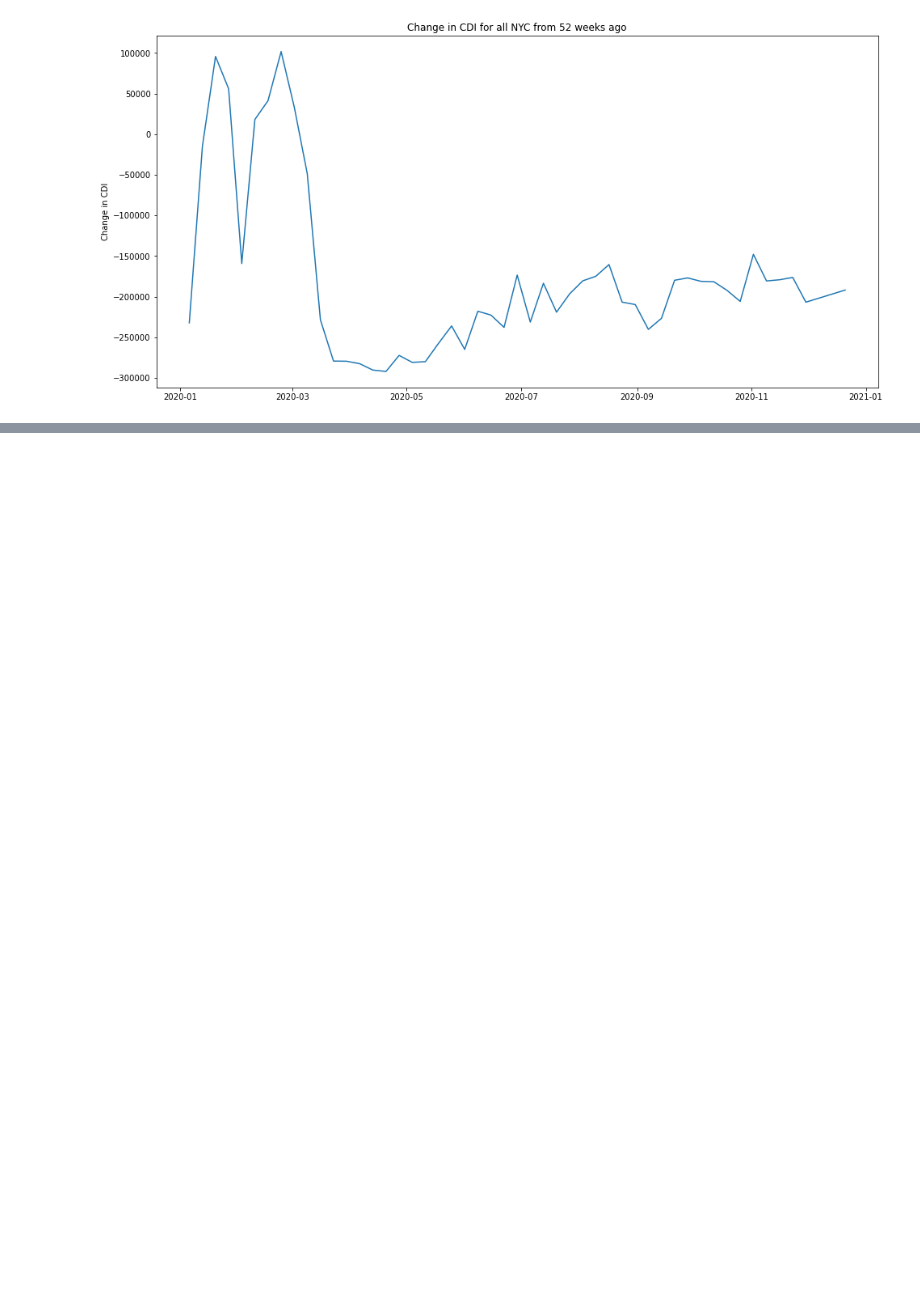
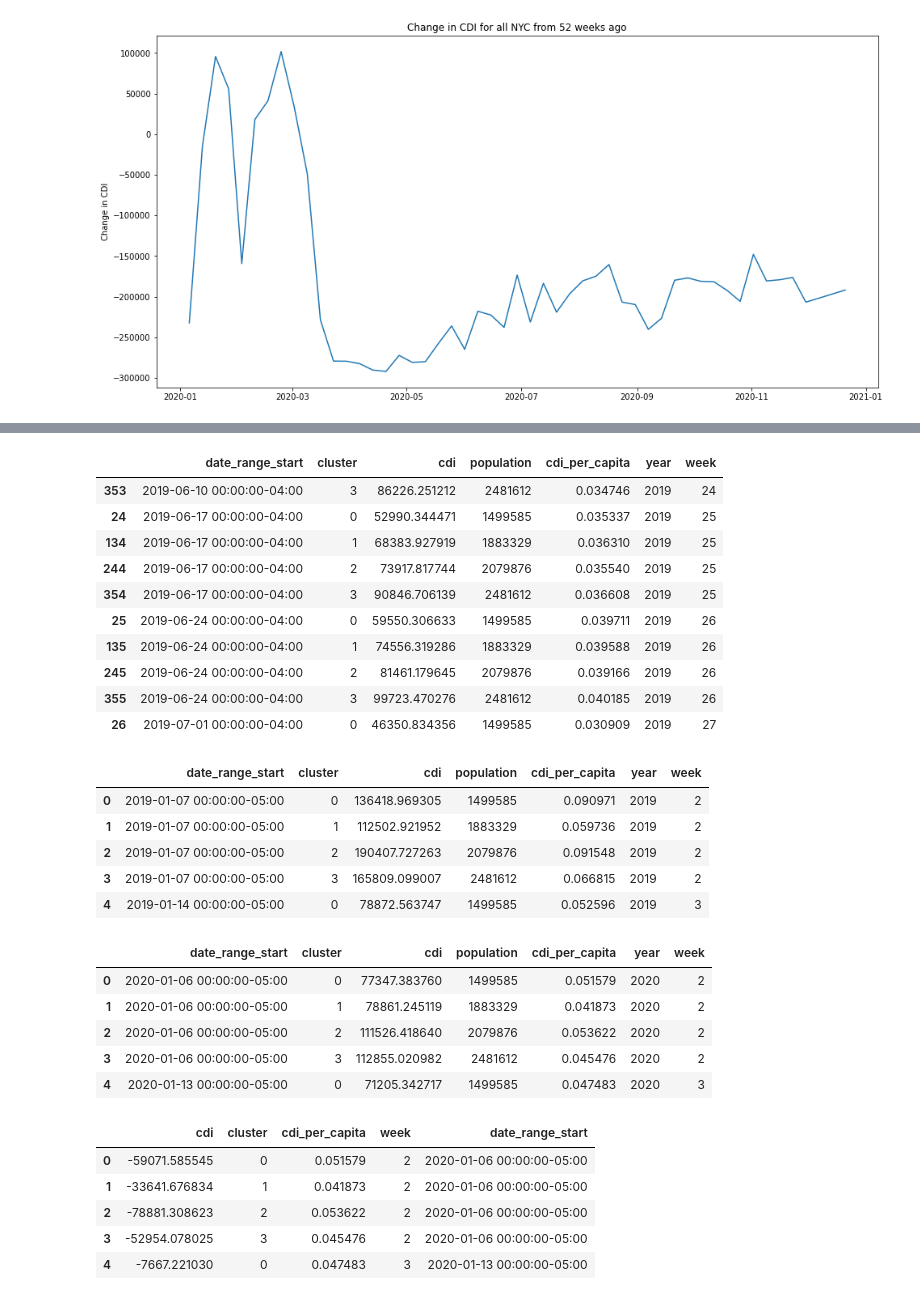
Before and after one commit to cpcarey/nyu-cusp-food-access, a Jupyter notebook: notebooks/plot_cdi.ipynb, the cells around one changed output, grey strips where cells are left out. Drawn from its saved outputs; the diff is of its cells as text; code cells hidden in the pictures; blank space fills up the shorter version.

```diff
--- a/notebooks/plot_cdi.ipynb
+++ b/notebooks/plot_cdi.ipynb
@@ -104,0 +168,32 @@ plt.show()
+# %%
+cdi_cluster_diff_df = create_diff_df(cdi_cluster_df, keep_columns=['cluster', 'cdi_per_capita'])
+# %% [output]
+|  | date_range_start | cluster | cdi | population | cdi_per_capita | year | week |
+| 353 | 2019-06-10 00:00:00-04:00 | 3 | 86226.251212 | 2481612 | 0.034746 | 2019 | 24 |
+| 24 | 2019-06-17 00:00:00-04:00 | 0 | 52990.344471 | 1499585 | 0.035337 | 2019 | 25 |
+| 134 | 2019-06-17 00:00:00-04:00 | 1 | 68383.927919 | 1883329 | 0.036310 | 2019 | 25 |
+| 244 | 2019-06-17 00:00:00-04:00 | 2 | 73917.817744 | 2079876 | 0.035540 | 2019 | 25 |
+| 354 | 2019-06-17 00:00:00-04:00 | 3 | 90846.706139 | 2481612 | 0.036608 | 2019 | 25 |
+| 25 | 2019-06-24 00:00:00-04:00 | 0 | 59550.306633 | 1499585 | 0.039711 | 2019 | 26 |
+| 135 | 2019-06-24 00:00:00-04:00 | 1 | 74556.319286 | 1883329 | 0.039588 | 2019 | 26 |
+| 245 | 2019-06-24 00:00:00-04:00 | 2 | 81461.179645 | 2079876 | 0.039166 | 2019 | 26 |
+| 355 | 2019-06-24 00:00:00-04:00 | 3 | 99723.470276 | 2481612 | 0.040185 | 2019 | 26 |
+| 26 | 2019-07-01 00:00:00-04:00 | 0 | 46350.834356 | 1499585 | 0.030909 | 2019 | 27 |
+|  | date_range_start | cluster | cdi | population | cdi_per_capita | year | week |
+| 0 | 2019-01-07 00:00:00-05:00 | 0 | 136418.969305 | 1499585 | 0.090971 | 2019 | 2 |
+| 1 | 2019-01-07 00:00:00-05:00 | 1 | 112502.921952 | 1883329 | 0.059736 | 2019 | 2 |
+| 2 | 2019-01-07 00:00:00-05:00 | 2 | 190407.727263 | 2079876 | 0.091548 | 2019 | 2 |
+| 3 | 2019-01-07 00:00:00-05:00 | 3 | 165809.099007 | 2481612 | 0.066815 | 2019 | 2 |
+| 4 | 2019-01-14 00:00:00-05:00 | 0 | 78872.563747 | 1499585 | 0.052596 | 2019 | 3 |
+|  | date_range_start | cluster | cdi | population | cdi_per_capita | year | week |
+| 0 | 2020-01-06 00:00:00-05:00 | 0 | 77347.383760 | 1499585 | 0.051579 | 2020 | 2 |
+| 1 | 2020-01-06 00:00:00-05:00 | 1 | 78861.245119 | 1883329 | 0.041873 | 2020 | 2 |
+| 2 | 2020-01-06 00:00:00-05:00 | 2 | 111526.418640 | 2079876 | 0.053622 | 2020 | 2 |
+| 3 | 2020-01-06 00:00:00-05:00 | 3 | 112855.020982 | 2481612 | 0.045476 | 2020 | 2 |
+| 4 | 2020-01-13 00:00:00-05:00 | 0 | 71205.342717 | 1499585 | 0.047483 | 2020 | 3 |
+|  | cdi | cluster | cdi_per_capita | week | date_range_start |
+| 0 | -59071.585545 | 0 | 0.051579 | 2 | 2020-01-06 00:00:00-05:00 |
+| 1 | -33641.676834 | 1 | 0.041873 | 2 | 2020-01-06 00:00:00-05:00 |
+| 2 | -78881.308623 | 2 | 0.053622 | 2 | 2020-01-06 00:00:00-05:00 |
+| 3 | -52954.078025 | 3 | 0.045476 | 2 | 2020-01-06 00:00:00-05:00 |
+| 4 | -7667.221030 | 0 | 0.047483 | 3 | 2020-01-13 00:00:00-05:00 |
```
Also changed, not shown: parts of 13 cells of this notebook, 4 other files.
